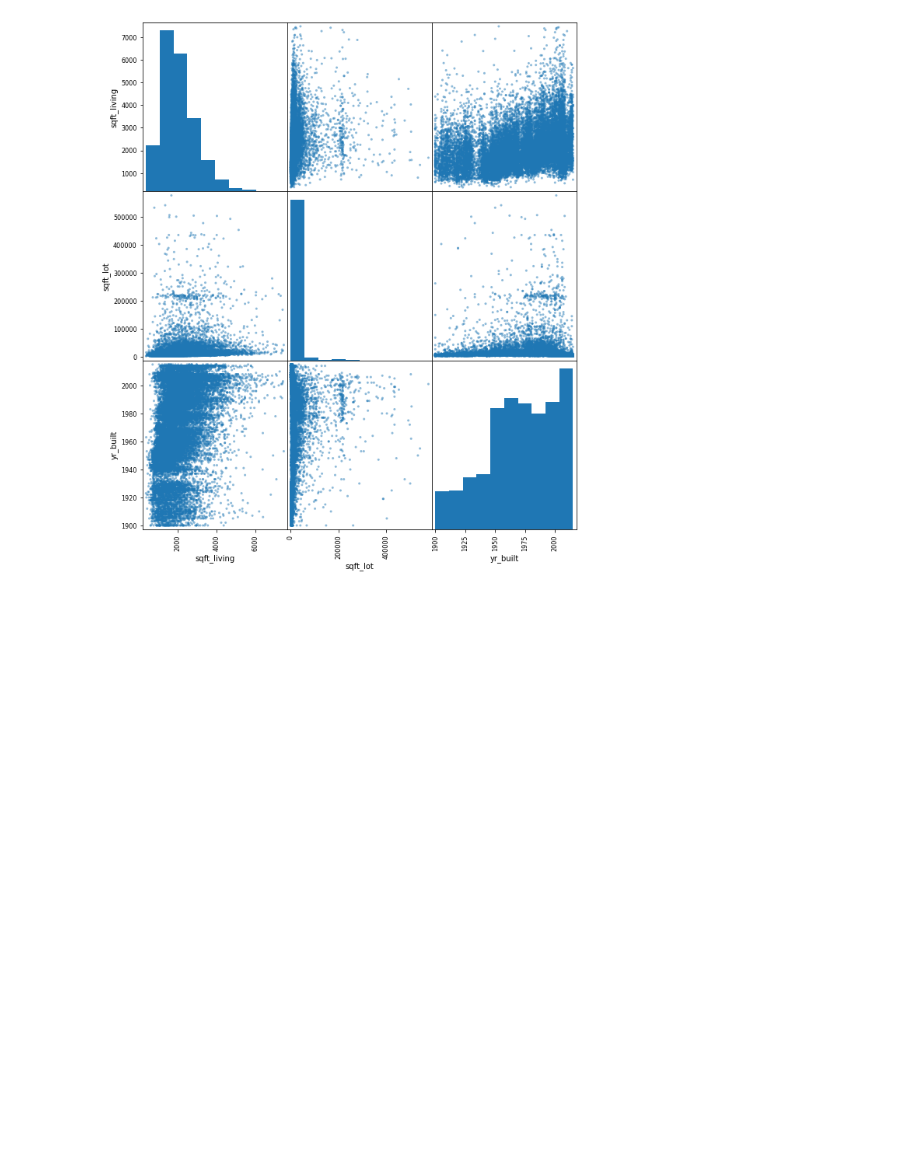
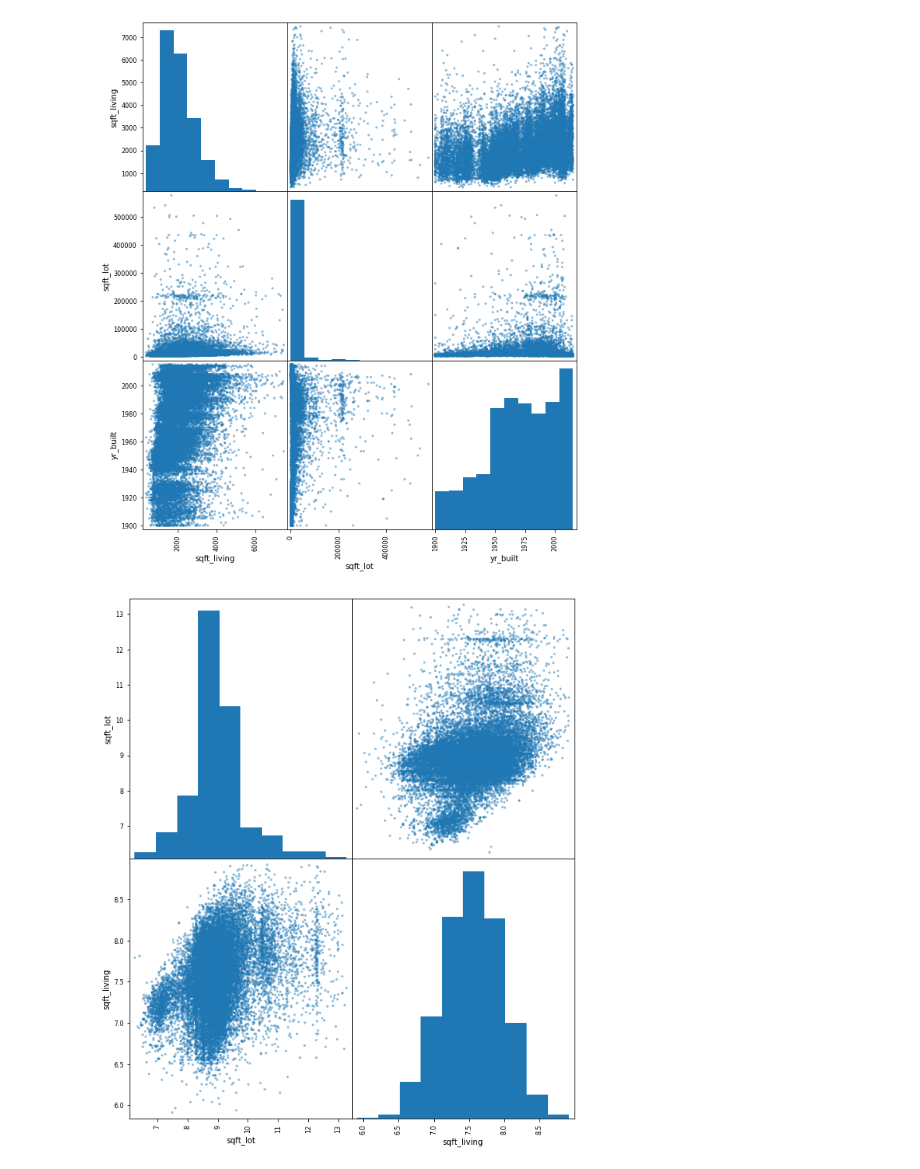
Before and after one commit to lddrasler/Housing-Prices-Prediction-Project, a Jupyter notebook: student.ipynb, the cells around one changed output. Cells and saved outputs as stored; diff of their text form; code cells hidden in the pictures; blank space fills up the shorter version.

```diff
--- a/student.ipynb
+++ b/student.ipynb
@@ -163,3 +163,11 @@ data = data.drop(data[data.sqft_living>7500].index)
 pd.plotting.scatter_matrix(data[['sqft_living', 'sqft_lot', 'yr_built']],figsize=(10,12));
 # %% [output]
 [figure]
+# %%
+import numpy as np
+non_normal = ['sqft_lot','sqft_living']
+for feat in non_normal:
+    data[feat] = data[feat].map(lambda x: np.log(x))
+pd.plotting.scatter_matrix(data[non_normal], figsize=(10,12));
+# %% [output]
+[figure, added]
```
Also changed, not shown: 1 other file.
